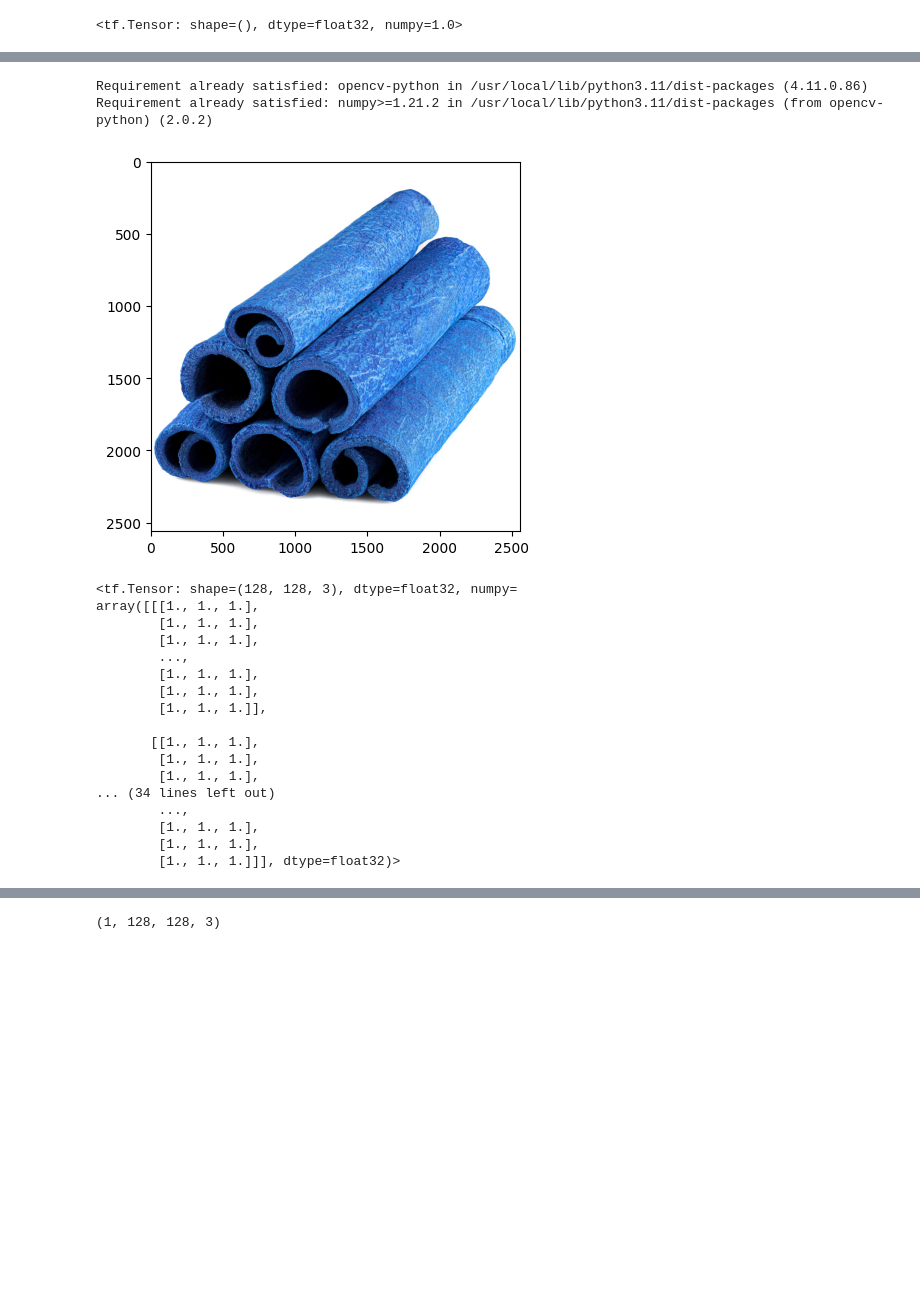
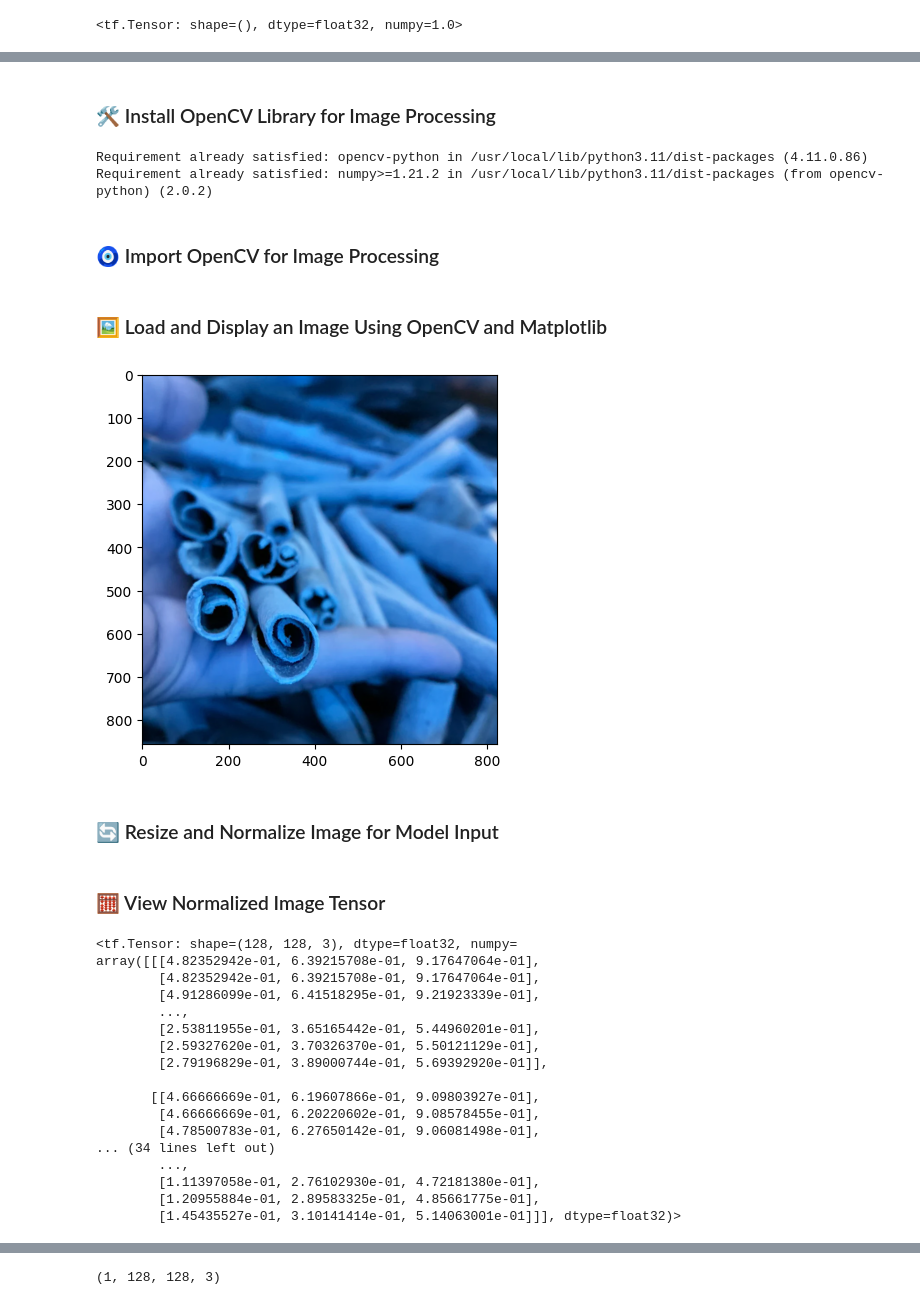
Before and after one commit to madara1128/Chemical-Based-Cinnamon-Quality-Classifier, a Jupyter notebook: cinnemon.ipynb, the cells around one changed output, grey strips where cells are left out. Saved outputs shown, nothing was run; the diff lists cells and outputs as text; code cells hidden in the pictures; blank space fills up the shorter version.

```diff
--- a/cinnemon.ipynb
+++ b/cinnemon.ipynb
@@ -285,36 +343,46 @@ accuracy.result()
+# %% [markdown]
+### 🛠️ Install OpenCV Library for Image Processing
 # %%
 !pip install opencv-python
 # %% [output]
 Requirement already satisfied: opencv-python in /usr/local/lib/python3.11/dist-packages (4.11.0.86)
 Requirement already satisfied: numpy>=1.21.2 in /usr/local/lib/python3.11/dist-packages (from opencv-python) (2.0.2)
+# %% [markdown]
+### 🧿 Import OpenCV for Image Processing
 # %%
 import cv2
+# %% [markdown]
+### 🖼️ Load and Display an Image Using OpenCV and Matplotlib
 # %%
-image = cv2.imread("/content/srilanka-cinnemon/cinnamon_dataset/test/cassia/A1wShxzc3VL.jpg")
+image = cv2.imread("/content/ceylon-and-cassia-cinnemon/cinnemon_dataset/train/cassia/5412D434-A651-4B65-A769-57AFA4065589_24f559f1-5068-4c66-bd67-041d2d270237_824x.webp")
 plt.imshow(image)
 plt.show()
 # %% [output]
-[figure, old version]
+[figure, new version]
+# %% [markdown]
+### 🔄 Resize and Normalize Image for Model Input
 # %%
 resized_image = tf.image.resize(image, IMAGE_SIZE)
 scaled_image = resized_image/255
+# %% [markdown]
+### 🧮 View Normalized Image Tensor
 # %%
 scaled_image
 # %% [output]
 <tf.Tensor: shape=(128, 128, 3), dtype=float32, numpy=
-array([[[1., 1., 1.],
-        [1., 1., 1.],
-        [1., 1., 1.],
+array([[[4.82352942e-01, 6.39215708e-01, 9.17647064e-01],
+        [4.82352942e-01, 6.39215708e-01, 9.17647064e-01],
+        [4.91286099e-01, 6.41518295e-01, 9.21923339e-01],
         ...,
-        [1., 1., 1.],
-        [1., 1., 1.],
-        [1., 1., 1.]],
+        [2.53811955e-01, 3.65165442e-01, 5.44960201e-01],
+        [2.59327620e-01, 3.70326370e-01, 5.50121129e-01],
+        [2.79196829e-01, 3.89000744e-01, 5.69392920e-01]],
 
-       [[1., 1., 1.],
-        [1., 1., 1.],
-        [1., 1., 1.],
+       [[4.66666669e-01, 6.19607866e-01, 9.09803927e-01],
+        [4.66666669e-01, 6.20220602e-01, 9.08578455e-01],
+        [4.78500783e-01, 6.27650142e-01, 9.06081498e-01],
 ... (34 lines left out)
         ...,
-        [1., 1., 1.],
-        [1., 1., 1.],
-        [1., 1., 1.]]], dtype=float32)>
+        [1.11397058e-01, 2.76102930e-01, 4.72181380e-01],
+        [1.20955884e-01, 2.89583325e-01, 4.85661775e-01],
+        [1.45435527e-01, 3.10141414e-01, 5.14063001e-01]]], dtype=float32)>
```
Also changed, not shown: parts of 49 cells of this notebook.
